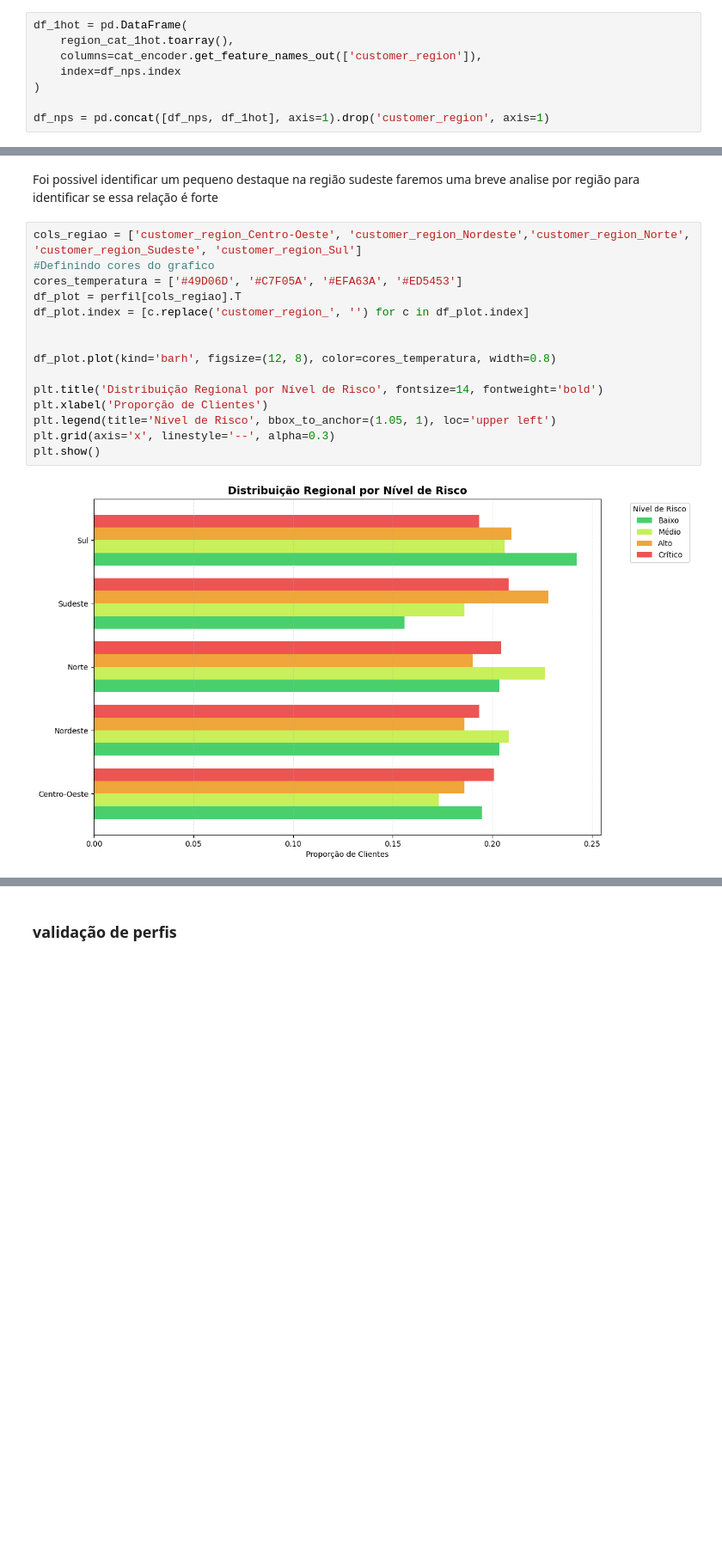
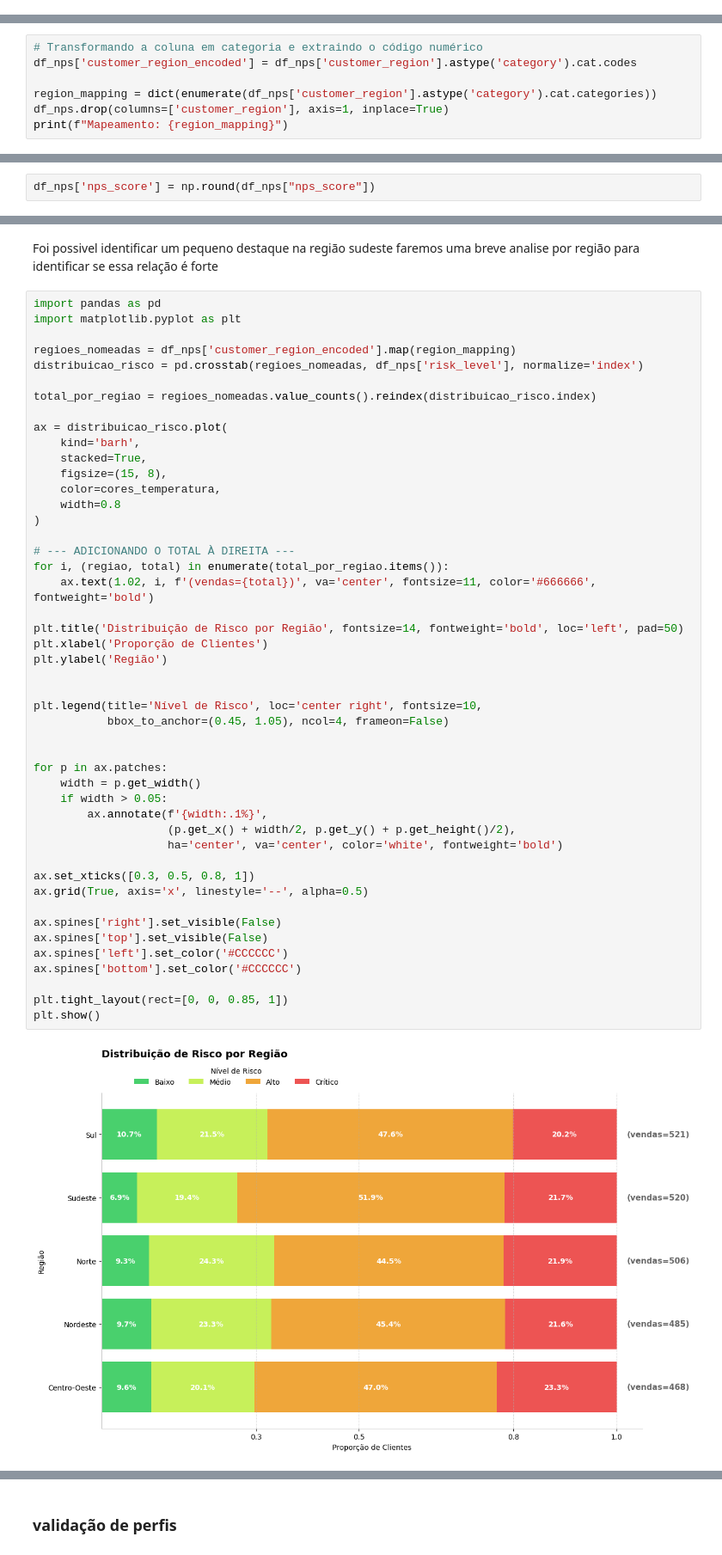
Before and after one commit to LucasRuizMartins/fiap_tech_challenge_01, a Jupyter notebook: notebooks/teach_challenge.ipynb, the cells around one changed output, grey strips where cells are left out. Shown at 86% size. Drawn from its saved outputs; the diff is of its cells as text; blank space fills up the shorter version.

```diff
--- a/notebooks/teach_challenge.ipynb
+++ b/notebooks/teach_challenge.ipynb
@@ -230,11 +252,3 @@ region_cat_1hot
 # %% [output]
 <2500x5 sparse matrix of type '<class 'numpy.float64'>'
         with 2500 stored elements in Compressed Sparse Row format>
-# %%
-df_1hot = pd.DataFrame(
-    region_cat_1hot.toarray(),
-    columns=cat_encoder.get_feature_names_out(['customer_region']),
-    index=df_nps.index
-)
-
-df_nps = pd.concat([df_nps, df_1hot], axis=1).drop('customer_region', axis=1)
@@ -240,0 +257,7 @@ df_nps = pd.concat([df_nps, df_1hot], axis=1).drop('customer_region', axis=1)
+# %%
+# Transformando a coluna em categoria e extraindo o código numérico
+df_nps['customer_region_encoded'] = df_nps['customer_region'].astype('category').cat.codes
+
+region_mapping = dict(enumerate(df_nps['customer_region'].astype('category').cat.categories))
+df_nps.drop(columns=['customer_region'], axis=1, inplace=True)
+print(f"Mapeamento: {region_mapping}")
@@ -241,3 +266,5 @@ df_nps = pd.concat([df_nps, df_1hot], axis=1).drop('customer_region', axis=1)
+# %%
+df_nps['nps_score'] = np.round(df_nps["nps_score"])
 # %%
 df_nps.head(2)
 # %% [output]
@@ -736,20 +777,52 @@ o mesmo também pode se notar ao avaliar o contato com o SAC, uma não resoluç
 # %% [markdown]
 Foi possivel identificar um pequeno destaque na região sudeste faremos uma breve analise por região para identificar se essa relação é forte
 # %%
-cols_regiao = ['customer_region_Centro-Oeste', 'customer_region_Nordeste','customer_region_Norte', 'customer_region_Sudeste', 'customer_region_Sul']
-#Definindo cores do grafico
-cores_temperatura = ['#49D06D', '#C7F05A', '#EFA63A', '#ED5453']
-df_plot = perfil[cols_regiao].T
-df_plot.index = [c.replace('customer_region_', '') for c in df_plot.index]
+import pandas as pd
+import matplotlib.pyplot as plt
+
+regioes_nomeadas = df_nps['customer_region_encoded'].map(region_mapping)
+distribuicao_risco = pd.crosstab(regioes_nomeadas, df_nps['risk_level'], normalize='index')
+
+total_por_regiao = regioes_nomeadas.value_counts().reindex(distribuicao_risco.index)
+
+ax = distribuicao_risco.plot(
+    kind='barh',
+    stacked=True,
+    figsize=(15, 8),
+    color=cores_temperatura,
+    width=0.8
+)
+
+# --- ADICIONANDO O TOTAL À DIREITA ---
+for i, (regiao, total) in enumerate(total_por_regiao.items()):
+    ax.text(1.02, i, f'(vendas={total})', va='center', fontsize=11, color='#666666', fontweight='bold')
+
+plt.title('Distribuição de Risco por Região', fontsize=14, fontweight='bold', loc='left', pad=50)
+plt.xlabel('Proporção de Clientes')
+plt.ylabel('Região')
 
 
-df_plot.plot(kind='barh', figsize=(12, 8), color=cores_temperatura, width=0.8)
+plt.legend(title='Nível de Risco', loc='center right', fontsize=10,
+           bbox_to_anchor=(0.45, 1.05), ncol=4, frameon=False)
 
-plt.title('Distribuição Regional por Nível de Risco', fontsize=14, fontweight='bold')
-plt.xlabel('Proporção de Clientes')
-plt.legend(title='Nível de Risco', bbox_to_anchor=(1.05, 1), loc='upper left')
-plt.grid(axis='x', linestyle='--', alpha=0.3)
+
+for p in ax.patches:
+    width = p.get_width()
+    if width > 0.05:
+        ax.annotate(f'{width:.1%}',
+                    (p.get_x() + width/2, p.get_y() + p.get_height()/2),
+                    ha='center', va='center', color='white', fontweight='bold')
+
+ax.set_xticks([0.3, 0.5, 0.8, 1])
+ax.grid(True, axis='x', linestyle='--', alpha=0.5)
+
+ax.spines['right'].set_visible(False)
+ax.spines['top'].set_visible(False)
+ax.spines['left'].set_color('#CCCCCC')
+ax.spines['bottom'].set_color('#CCCCCC')
+
+plt.tight_layout(rect=[0, 0, 0.85, 1])
 plt.show()
 # %% [output]
-[figure, old version]
+[figure, new version]
 # %% [markdown]
```
Also changed, not shown: parts of 86 cells of this notebook, 6 other files.
